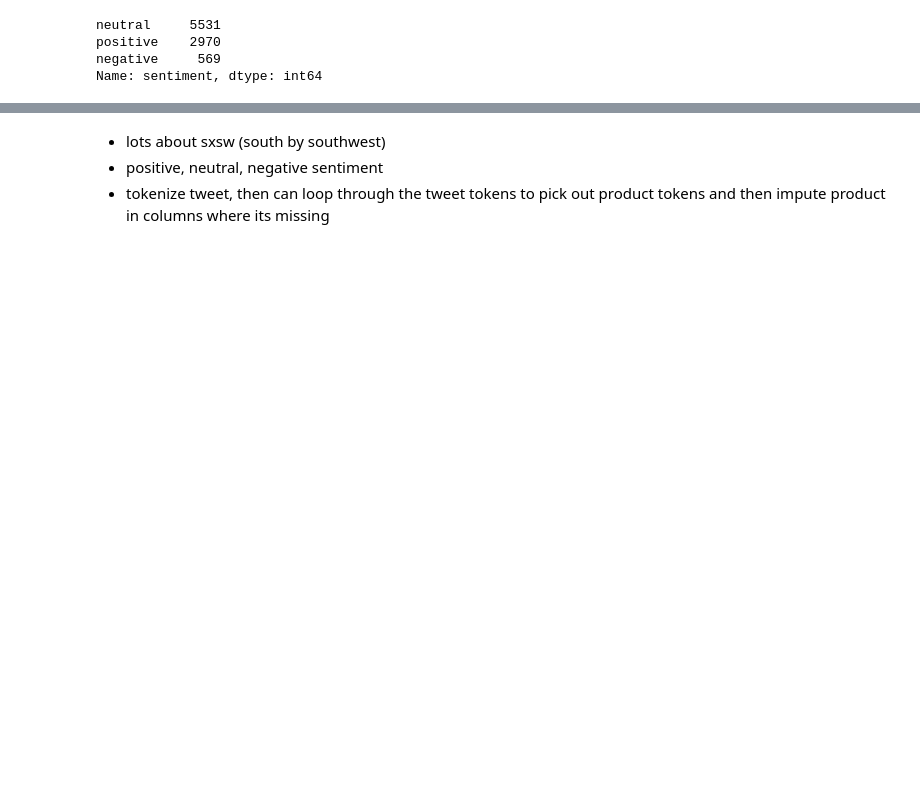
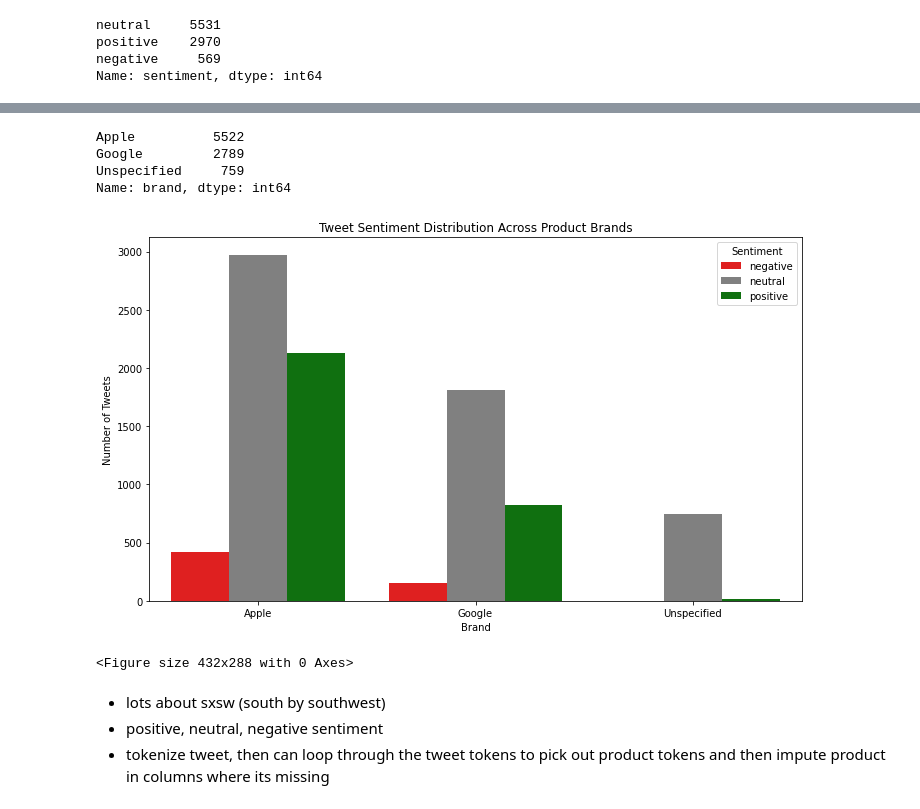
Before and after one commit to morgannash1/twitter_nlp_project, a Jupyter notebook: notebook.ipynb, the cells around one changed output, grey strips where cells are left out. Saved outputs shown, nothing was run; the diff lists cells and outputs as text; code cells hidden in the pictures; blank space fills up the shorter version.

```diff
--- a/notebook.ipynb
+++ b/notebook.ipynb
@@ -194,3 +249,53 @@ Name: sentiment, dtype: int64
+# %%
+def refine_brand_assignment(row):
+    #loop through rows where brand is "unspecified"
+    if row['brand'] == 'Unspecified':
+        tweet = row['tweet'].lower() #(lowercasing text in tweet column)
+        #check for Apple product keywords in the tweet
+        if any(keyword in tweet for keyword in ['apple', 'ipad', 'iphone']):
+            return 'Apple'
+        #check for Google product keywords in the tweet
+        if any(keyword in tweet for keyword in ['google', 'android']):
+            return 'Google'
+        #if no keywords found, keep it as 'Unspecified'
+        return 'Unspecified'
+
+    #if brand is already 'Apple' or 'Google', return the existing value
+    return row['brand']
+
+#apply function to data['brand'] , axis=1 tells to apply row-wise
+data['brand'] = data.apply(refine_brand_assignment, axis=1)
+
+data['brand'].value_counts()
+# %% [output]
+Apple          5522
+Google         2789
+Unspecified     759
+Name: brand, dtype: int64
+# %%
+#plot sentiment distribution by brand
+#groupby and aggregate for plot
+sentiment_by_brand = data.groupby(['brand', 'sentiment']).size().reset_index(name='count')
+
+#define brand_order and colors for sentiments
+brand_order = ['Apple', 'Google', 'Unspecified']
+sentiment_palette = {'positive': 'green', 'neutral': 'grey', 'negative': 'red'}
+
+
+plt.figure(figsize=(10, 6))
+sns.barplot(data=sentiment_by_brand, x='brand',y='count',hue='sentiment', palette=sentiment_palette, order=brand_order)
+plt.title('Tweet Sentiment Distribution Across Product Brands')
+plt.xlabel('Brand')
+plt.ylabel('Number of Tweets')
+plt.legend(title='Sentiment')
+plt.xticks(rotation=0)
+plt.tight_layout()
+plt.show();
+#save bar plot
+plt.savefig('sentiment_distribution.png')
+# %% [output]
+[figure, added]
+<Figure size 432x288 with 0 Axes>
 # %% [markdown]
 
 - lots about sxsw (south by southwest)
```
Also changed, not shown: parts of 18 cells of this notebook, 1 other file.
